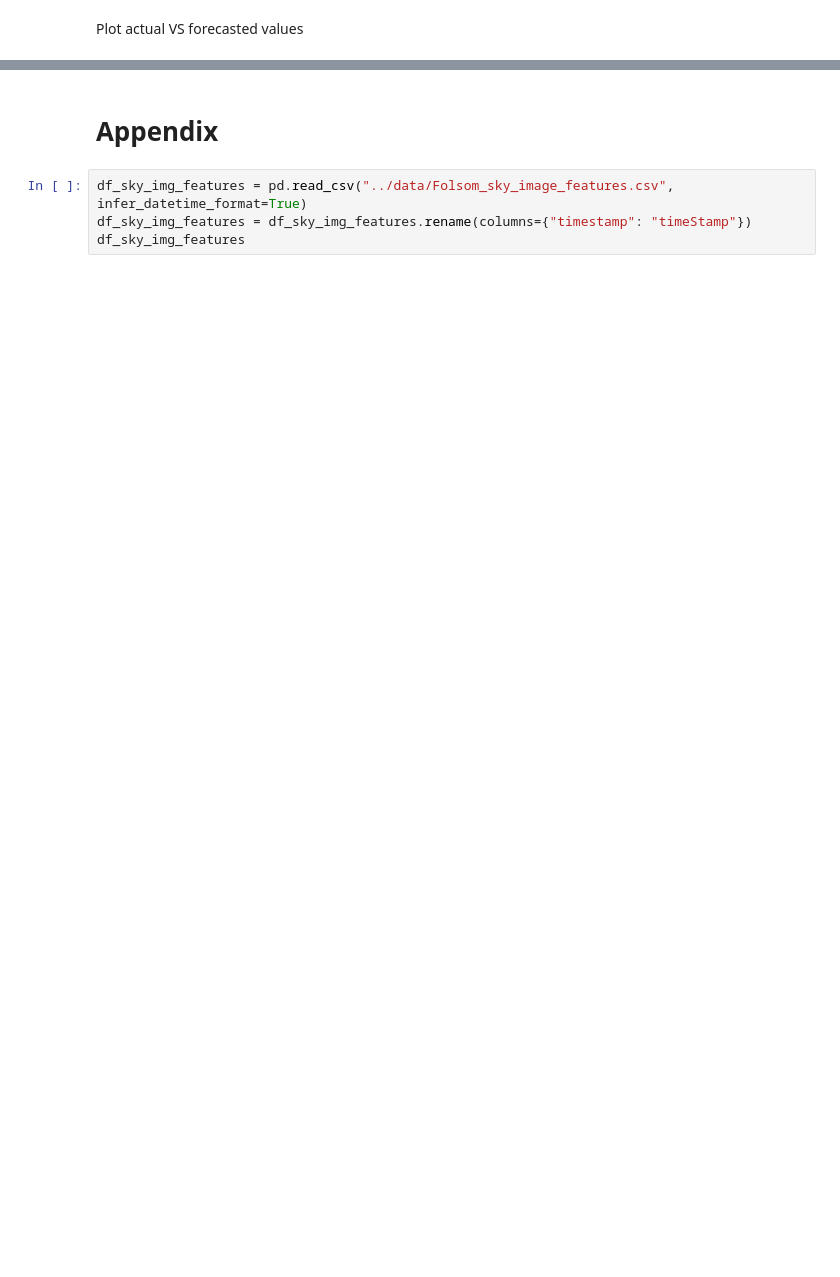
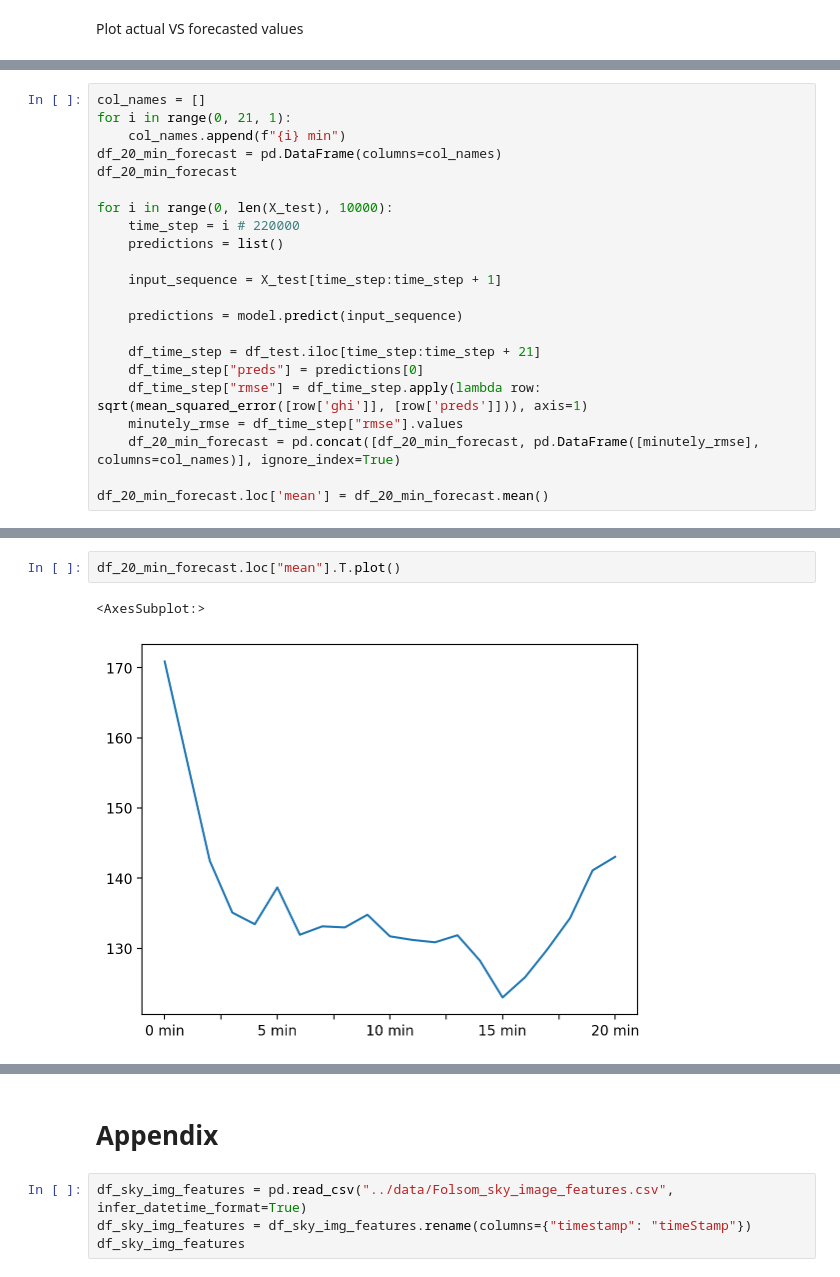
Before and after one commit to Adamouization/Solar-Irradiance-Forecasting, a Jupyter notebook: src/notebooks/4_LSTM.ipynb, the cells around one changed output, grey strips where cells are left out. Saved outputs shown, nothing was run; the diff lists cells and outputs as text; blank space fills up the shorter version.

Commit message:
LSTM sequence output + plot 20-minute forecast RMSE

```diff
--- a/src/notebooks/4_LSTM.ipynb
+++ b/src/notebooks/4_LSTM.ipynb
@@ -459,0 +485,22 @@ plt.show()
+# %%
+col_names = []
+for i in range(0, 21, 1):
+    col_names.append(f"{i} min")
+df_20_min_forecast = pd.DataFrame(columns=col_names)
+df_20_min_forecast
+
+for i in range(0, len(X_test), 10000):
+    time_step = i # 220000
+    predictions = list()
+
+    input_sequence = X_test[time_step:time_step + 1]
+
+    predictions = model.predict(input_sequence)
+
+    df_time_step = df_test.iloc[time_step:time_step + 21]
+    df_time_step["preds"] = predictions[0]
+    df_time_step["rmse"] = df_time_step.apply(lambda row: sqrt(mean_squared_error([row['ghi']], [row['preds']])), axis=1)
+    minutely_rmse = df_time_step["rmse"].values
+    df_20_min_forecast = pd.concat([df_20_min_forecast, pd.DataFrame([minutely_rmse], columns=col_names)], ignore_index=True)
+
+df_20_min_forecast.loc['mean'] = df_20_min_forecast.mean()
@@ -459,0 +547,5 @@ plt.show()
+# %%
+df_20_min_forecast.loc["mean"].T.plot()
+# %% [output]
+<AxesSubplot:>
+[figure, added]
```
Also changed, not shown: parts of 25 cells of this notebook, 6 other files.
